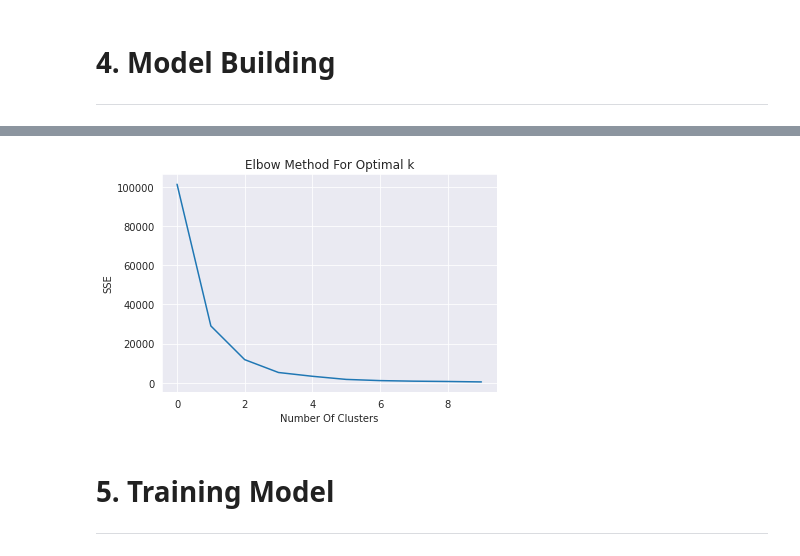
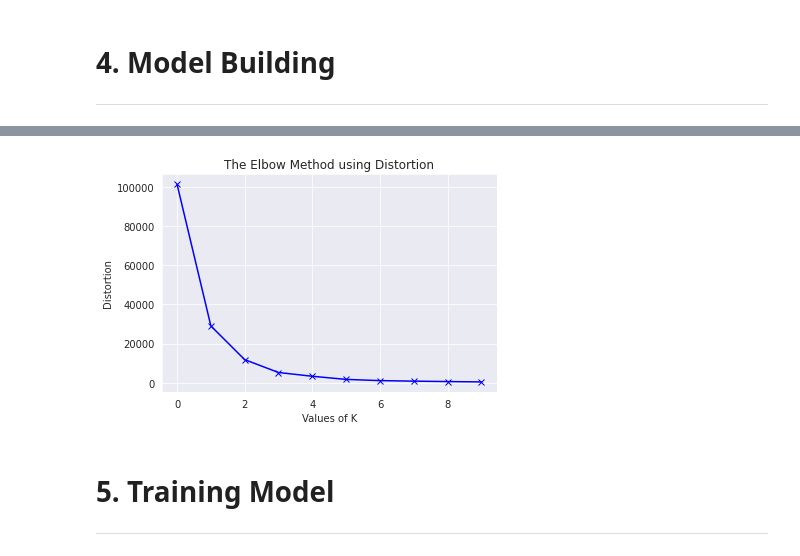
Before and after one commit to sinha-debojyoti/FSP_Project, a Jupyter notebook: Fruit_Color_Classification.ipynb, the cells around one changed output, grey strips where cells are left out. Drawn from its saved outputs; the diff is of its cells as text; code cells hidden in the pictures.

```diff
--- a/Fruit_Color_Classification.ipynb
+++ b/Fruit_Color_Classification.ipynb
@@ -142,12 +142,12 @@ print(sse)
 # %%
-plt.plot(sse)
-plt.xlabel("Number Of Clusters")
-plt.ylabel("SSE")
-plt.title('Elbow Method For Optimal k')
+plt.plot(sse, 'bx-')
+plt.xlabel('Values of K')
+plt.ylabel('Distortion')
+plt.title('The Elbow Method using Distortion')
 
 plt.show()
 # %% [output]
-[figure, old version]
+[figure, new version]
 # %% [markdown]
 # 5. **Training Model**
 ---
```
Also changed, not shown: parts of 10 cells of this notebook.
